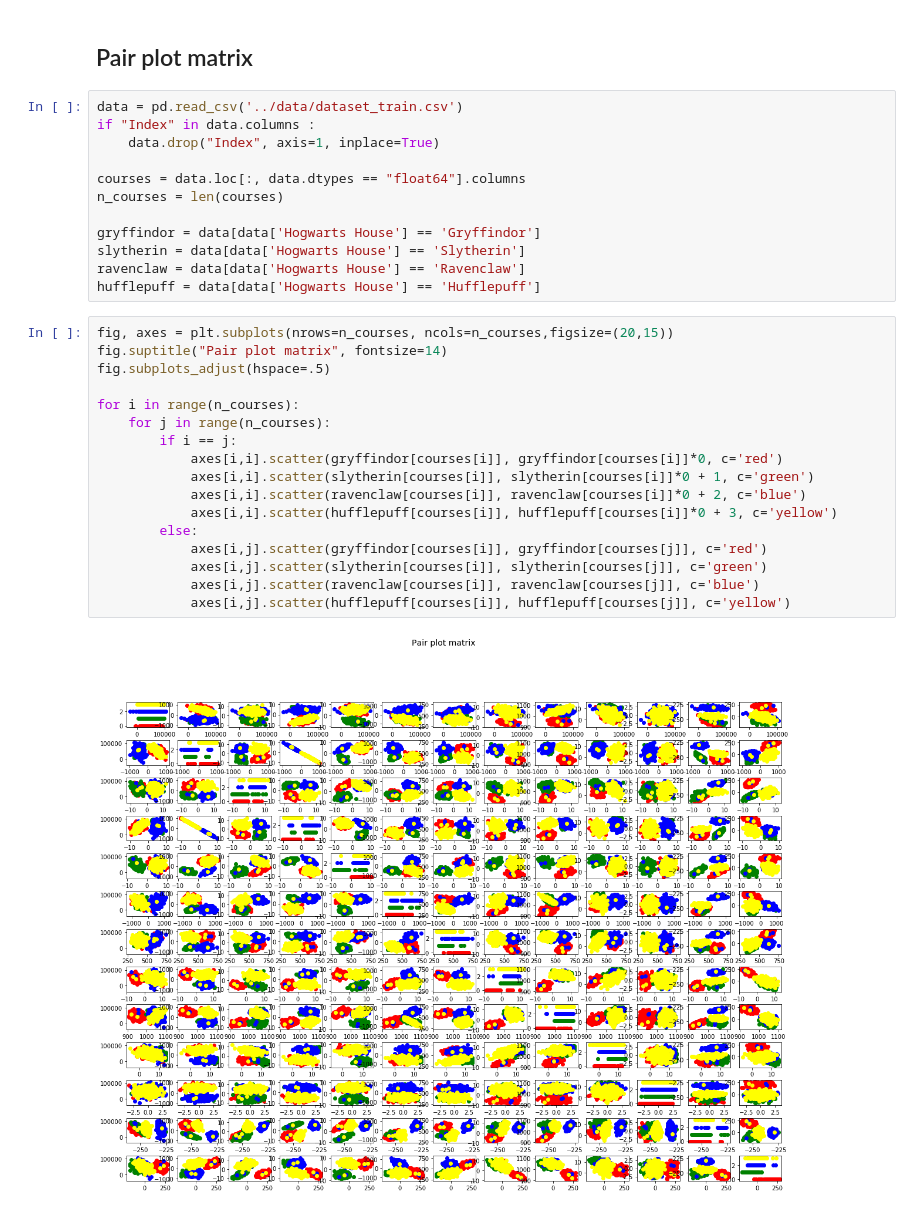
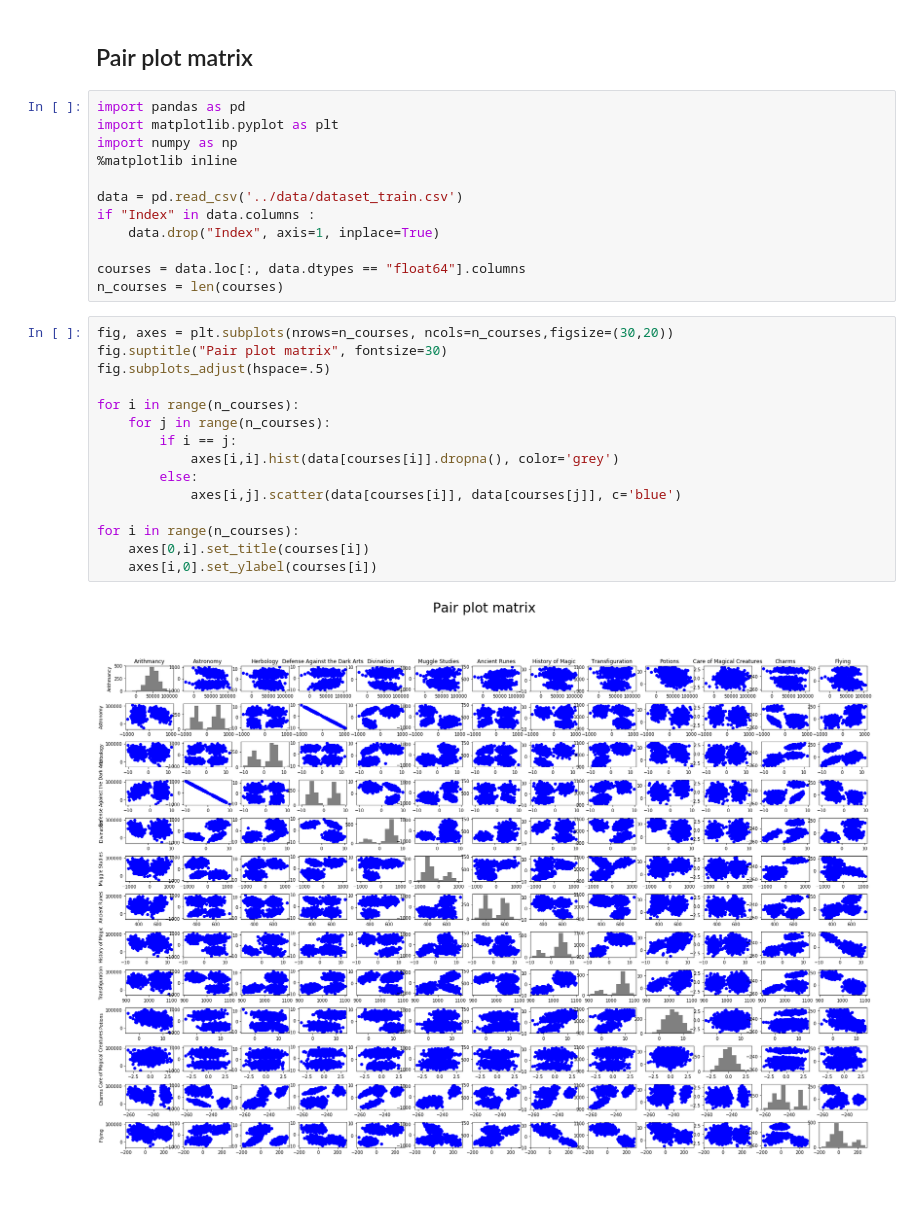
Before and after one commit to peloyeje/42-logistic-regression, a Jupyter notebook: notebooks/scrapbook.ipynb, the cells around one changed output. Saved outputs shown, nothing was run; the diff lists cells and outputs as text.

Commit message:
Created and finalized pair_plot.py

```diff
--- a/notebooks/scrapbook.ipynb
+++ b/notebooks/scrapbook.ipynb
@@ -258,33 +258,31 @@ Herbology and History of Magic are the most similar courses
 # %% [markdown]
 ## Pair plot matrix
 # %%
+import pandas as pd
+import matplotlib.pyplot as plt
+import numpy as np
+%matplotlib inline
+
 data = pd.read_csv('../data/dataset_train.csv')
 if "Index" in data.columns :
     data.drop("Index", axis=1, inplace=True)
 
 courses = data.loc[:, data.dtypes == "float64"].columns
 n_courses = len(courses)
-
-gryffindor = data[data['Hogwarts House'] == 'Gryffindor']
-slytherin = data[data['Hogwarts House'] == 'Slytherin']
-ravenclaw = data[data['Hogwarts House'] == 'Ravenclaw']
-hufflepuff = data[data['Hogwarts House'] == 'Hufflepuff']
 # %%
-fig, axes = plt.subplots(nrows=n_courses, ncols=n_courses,figsize=(20,15))
-fig.suptitle("Pair plot matrix", fontsize=14)
+fig, axes = plt.subplots(nrows=n_courses, ncols=n_courses,figsize=(30,20))
+fig.suptitle("Pair plot matrix", fontsize=30)
 fig.subplots_adjust(hspace=.5)
 
 for i in range(n_courses):
     for j in range(n_courses):
         if i == j:
-            axes[i,i].scatter(gryffindor[courses[i]], gryffindor[courses[i]]*0, c='red')
-            axes[i,i].scatter(slytherin[courses[i]], slytherin[courses[i]]*0 + 1, c='green')
-            axes[i,i].scatter(ravenclaw[courses[i]], ravenclaw[courses[i]]*0 + 2, c='blue')
-            axes[i,i].scatter(hufflepuff[courses[i]], hufflepuff[courses[i]]*0 + 3, c='yellow')
+            axes[i,i].hist(data[courses[i]].dropna(), color='grey')
         else:
-            axes[i,j].scatter(gryffindor[courses[i]], gryffindor[courses[j]], c='red')
-            axes[i,j].scatter(slytherin[courses[i]], slytherin[courses[j]], c='green')
-            axes[i,j].scatter(ravenclaw[courses[i]], ravenclaw[courses[j]], c='blue')
-            axes[i,j].scatter(hufflepuff[courses[i]], hufflepuff[courses[j]], c='yellow')
+            axes[i,j].scatter(data[courses[i]], data[courses[j]], c='blue')
+
+for i in range(n_courses):
+    axes[0,i].set_title(courses[i])
+    axes[i,0].set_ylabel(courses[i])
 # %% [output]
-[figure, old version]
+[figure, new version]
```
Also changed, not shown: parts of 2 cells of this notebook, 1 other file.
